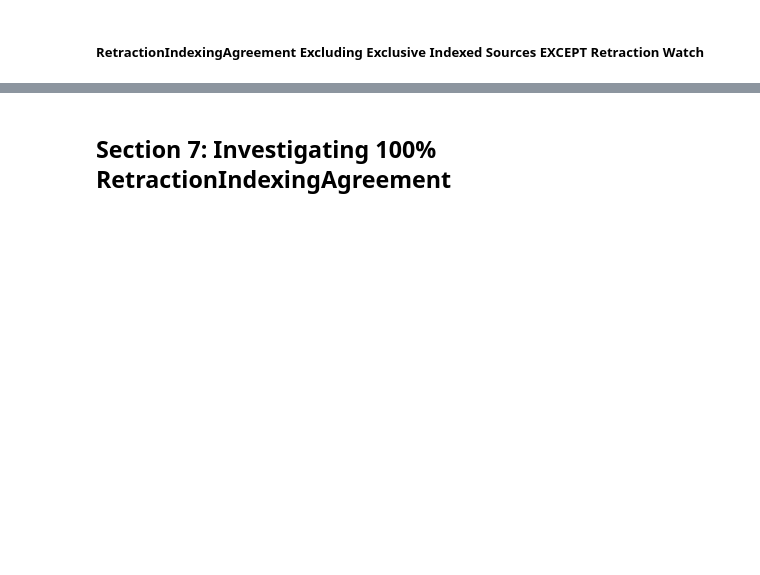
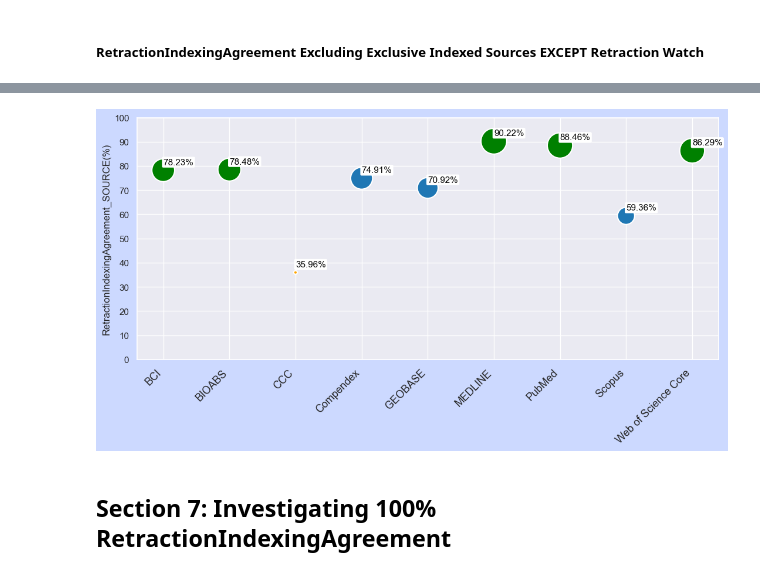
Before and after one commit to infoqualitylab/retraction-indexing-agreement, a Jupyter notebook: src/Step7_ OtherInPaperAnalysis.ipynb, the cells around one changed output, grey strips where cells are left out. Drawn from its saved outputs; the diff is of its cells as text; code cells hidden in the pictures; blank space fills up the shorter version.

```diff
--- a/src/Step7_ OtherInPaperAnalysis.ipynb
+++ b/src/Step7_ OtherInPaperAnalysis.ipynb
@@ -603,9 +854,11 @@ source_counts_with_excl_indexed_rw
 # %%
-fig, ax = plot_ria_source(source_counts_with_excl_indexed_rw.iloc[[0,1,2,3,4,5,6,7,9,10],:].copy(),
+fig, ax = plot_ria_source(source_counts_with_excl_indexed_rw.iloc[[0,1,2,3,4,5,6,8,9],:].copy(),
                             save_path= result_dir+'ria_scores_colored_with_exclusive_indexed_retractionwatch.png'
                             )
 
 plt.show()
+# %% [output]
+[figure, added]
 # %% [markdown]
 ## Section 7: Investigating 100% RetractionIndexingAgreement
 # %%
```
Also changed, not shown: parts of 79 cells of this notebook.
